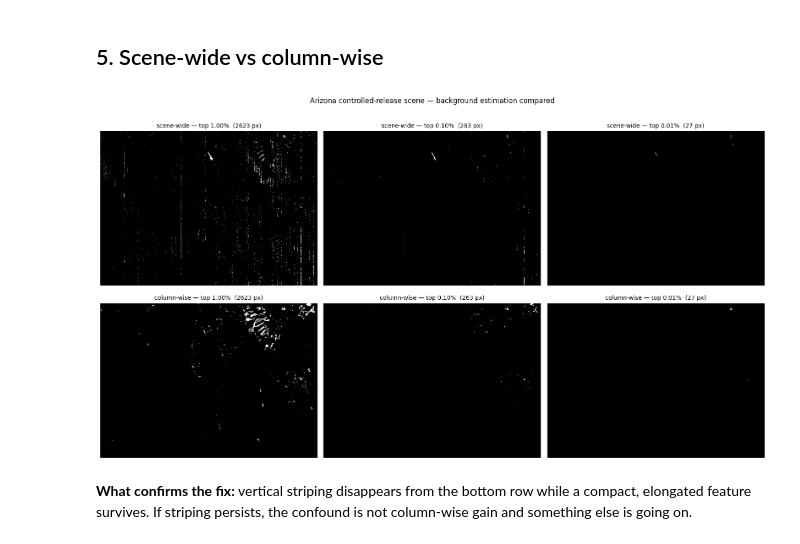
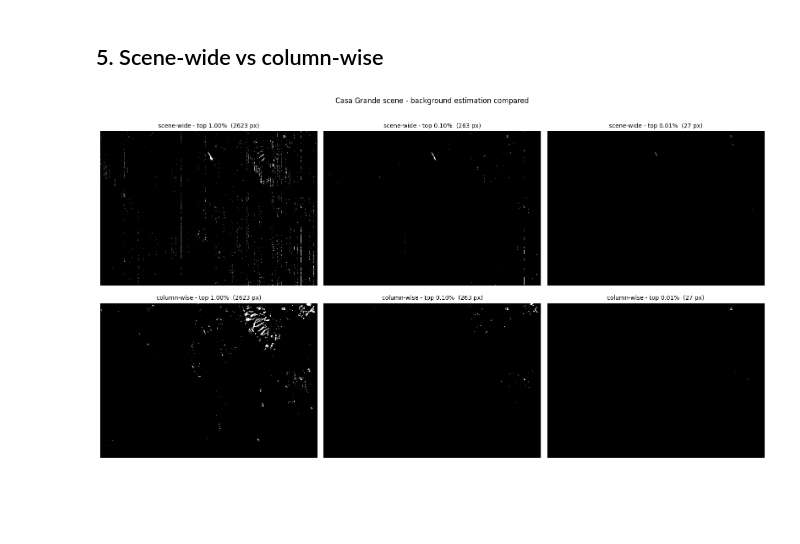
Before and after one commit to Suvamp/tanager-methane-validation, a Jupyter notebook: notebooks/06_validation.ipynb, the cells around one changed output. Drawn from its saved outputs; the diff is of its cells as text; code cells hidden in the pictures; blank space fills up the shorter version.

```diff
--- a/notebooks/06_validation.ipynb
+++ b/notebooks/06_validation.ipynb
@@ -254,15 +220,18 @@ SWIR bands: 81   k length: 81   (must match)
 # %%
-# Slow: inverts one covariance per detector column (~607 of them).
-# Cached so downstream cells can be re-run freely.
+# Slow: one covariance inversion per detector column. Cached.
 MF_COL_PATH = CACHE / "mf_columnwise_20241121.npy"
 
 if MF_COL_PATH.exists():
     mf_col = np.load(MF_COL_PATH)
     print(f"loaded cache: {MF_COL_PATH}")
 else:
-    mf_col, _ = matched_filter_columnwise(rad_az, wl_az, k_az)
+    mf_col, _, info = matched_filter_columnwise(rad_az, wl_az, k_az, progress=True)
     np.save(MF_COL_PATH, mf_col)
     print(f"computed and cached: {MF_COL_PATH}")
+    print("shrinkage mean/min/max: "
+          f"{info['shrinkage_mean']:.3f} / {info['shrinkage_min']:.3f} / "
+          f"{info['shrinkage_max']:.3f}")
+    print(f"columns skipped: {info['columns_skipped']}")
 
 print(f"shape {mf_col.shape} | valid {np.isfinite(mf_col).sum():,} px")
 # %% [output]
@@ -273,21 +242,17 @@ shape (432, 607) | valid 262,224 px
 # %%
 fig, ax = plt.subplots(2, 3, figsize=(16, 9))
 
 for row, (m, lbl) in enumerate([(mf_scene, "scene-wide"), (mf_col, "column-wise")]):
     for col, pct in enumerate([99.0, 99.9, 99.99]):
         mask = m > np.nanpercentile(m, pct)
         ax[row, col].imshow(mask, cmap="gray")
-        ax[row, col].set_title(f"{lbl} — top {100 - pct:.2f}%  ({int(mask.sum())} px)",
+        ax[row, col].set_title(f"{lbl} - top {100 - pct:.2f}%  ({int(mask.sum())} px)",
                                fontsize=10)
         ax[row, col].axis("off")
 
-fig.suptitle("Arizona controlled-release scene — background estimation compared", y=1.00)
+fig.suptitle("Casa Grande scene - background estimation compared", y=1.00)
 fig.tight_layout()
 fig.savefig(FIGDIR / "az_scenewide_vs_columnwise.png", dpi=150, bbox_inches="tight")
 plt.show()
 # %% [output]
-[figure, old version]
+[figure, new version]
-# %% [markdown]
-**What confirms the fix:** vertical striping disappears from the bottom row while a
-compact, elongated feature survives. If striping persists, the confound is not
-column-wise gain and something else is going on.
```
Also changed, not shown: parts of 32 cells of this notebook, 11 other files.
